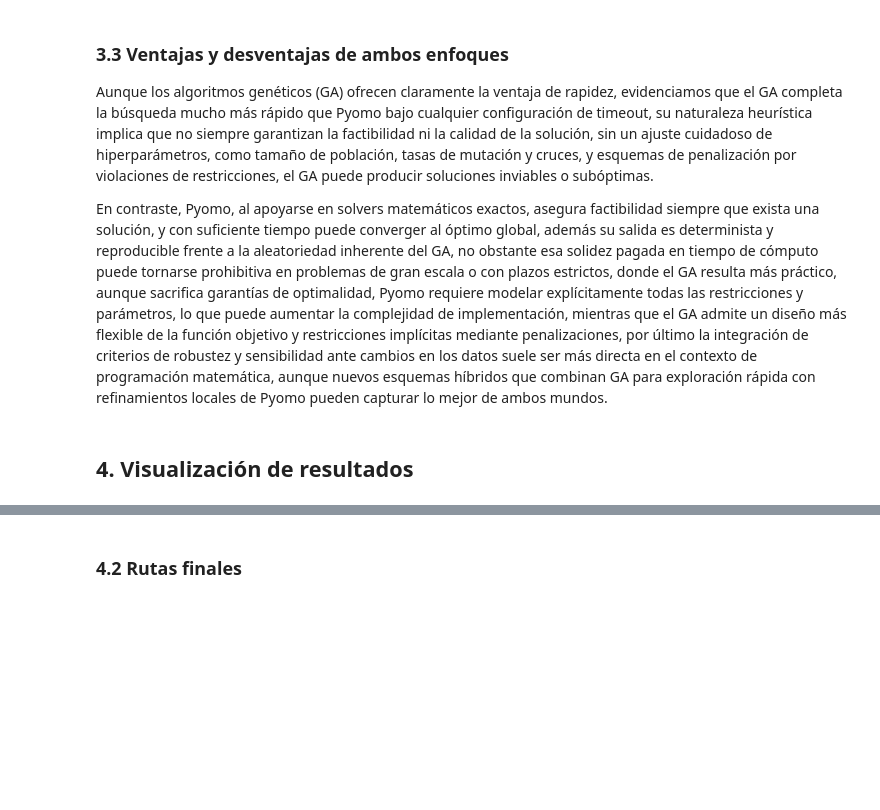
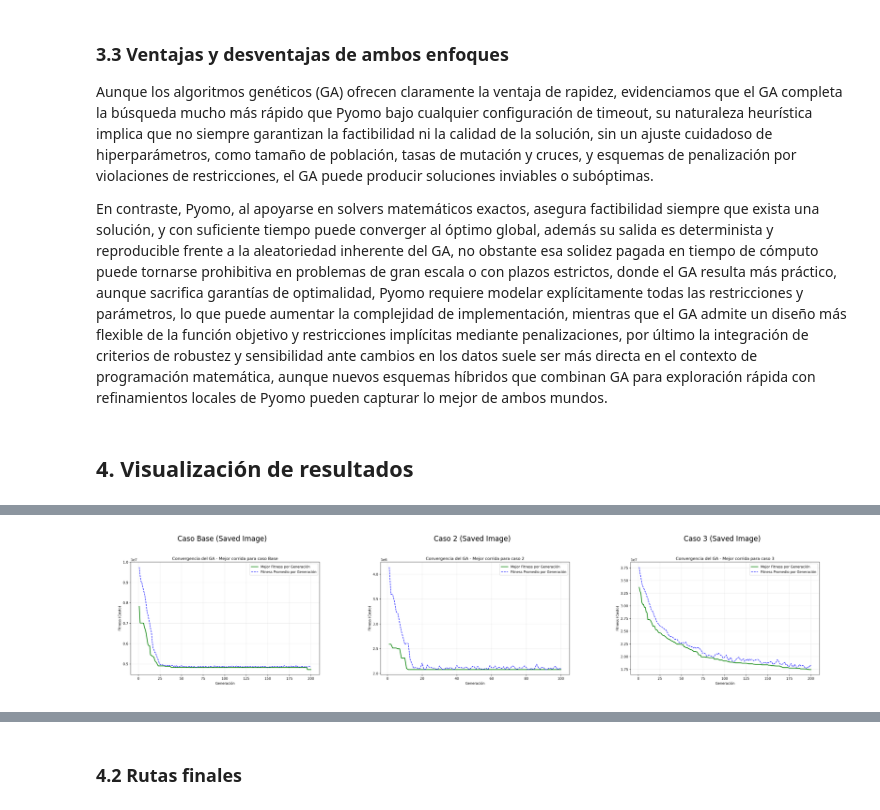
Before and after one commit to nrincon2302/ISIS3302-ProyectoMOS, a Jupyter notebook: Entrega_3.ipynb, the cells around one changed output, grey strips where cells are left out. Drawn from its saved outputs; the diff is of its cells as text; code cells hidden in the pictures; blank space fills up the shorter version.

```diff
--- a/Entrega_3.ipynb
+++ b/Entrega_3.ipynb
@@ -673,9 +673,9 @@ def calibrate_genetic_algorithm(data_case="Base"):
 
     # Rangos de parámetros para la calibración
     parameter_ranges = {
-        'population_size': [50],
-        'generations': [100],
-        'mutation_rate': [0.05 ],
+        'population_size': [50, 100, 150],
+        'generations': [100, 200],
+        'mutation_rate': [0.05, 0.10, 0.15],
         'tournament_k': [3, 5, 7]
     }
 
@@ -965,7 +965,6 @@ if __name__ == "__main__":
             print(f"Desviación estándar de la carga: {load_metrics['load_balance_std']:.2f}")
             print(f"Rango de la carga: {load_metrics['load_balance_range']:.2f}")
 
-
         save_solution_in_requested_format(best_routes, GA_DATA["depot_id"],
                          filename=f"best_solution_case_{case_name}_formatted.csv")
 # %% [output]
@@ -1209,0 +1196,50 @@ En contraste, Pyomo, al apoyarse en solvers matemáticos exactos, asegura factib
+# %%
+import os
+
+# aca se grafica la curva de convergencia para los 3 casos
+
+import matplotlib.pyplot as plt
+
+plt.figure(figsize=(18, 6))
+
+# Plot convergence curve for each case
+for i, case in enumerate(['Base', '2', '3']):
+    # Try to load saved convergence data if available
+    convergence_file = f'convergencia_ga_caso_{case}.png'
+
+    plt.subplot(1, 3, i+1)
+
+    if os.path.exists(convergence_file):
+        img = plt.imread(convergence_file)
+        plt.imshow(img)
+        plt.axis('off')
+        plt.title(f'Caso {case} (Saved Image)')
+    elif case in results_by_case and 'stats_df' in results_by_case[case]:
+        # Extract data from results
+        stats = results_by_case[case]['stats_df']
+        best_config_idx = stats['mean_obj'].idxmin()
+        best_config = stats.iloc[best_config_idx]['config_id']
+
+        # Filter results for best configuration
+        best_runs = results_by_case[case]['results_df'][results_by_case[case]['results_df']['config_id'] == best_config]
+
+        # Plot average convergence curve
+        plt.plot(range(1, best_runs['converged_at'].iloc[0] + 1),
+                 [best_runs['objective_value'].iloc[0]] * best_runs['converged_at'].iloc[0],
+                 label='Mejor Fitness')
+
+        # Set plot properties
+        plt.xlabel('Generación')
+        plt.ylabel('Fitness (Costo)')
+        plt.title(f'Convergencia del GA - Caso {case}')
+        plt.grid(True, alpha=0.3)
+        plt.legend()
+    else:
+        plt.text(0.5, 0.5, f'No hay datos disponibles\npara el caso {case}',
+                 horizontalalignment='center', verticalalignment='center')
+        plt.axis('off')
+
+plt.tight_layout()
+plt.show()
+# %% [output]
+[figure, added]
```
Also changed, not shown: parts of 7 cells of this notebook.
